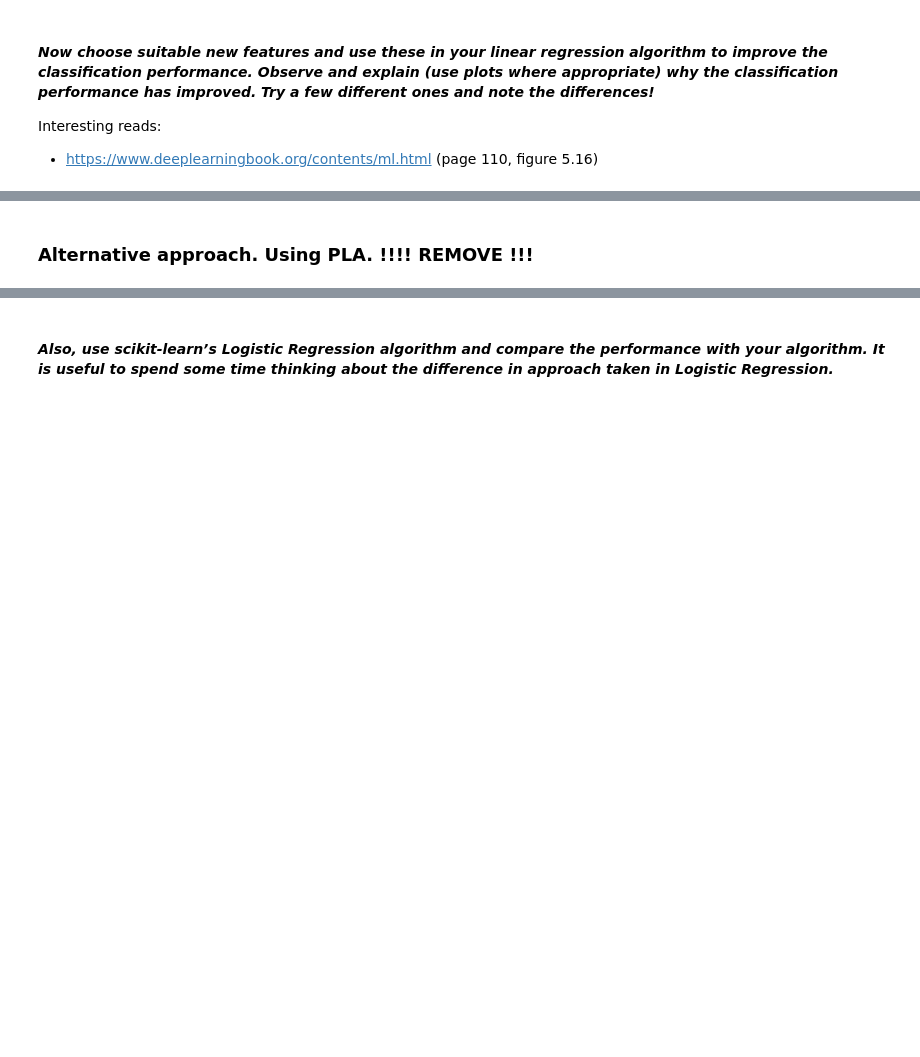
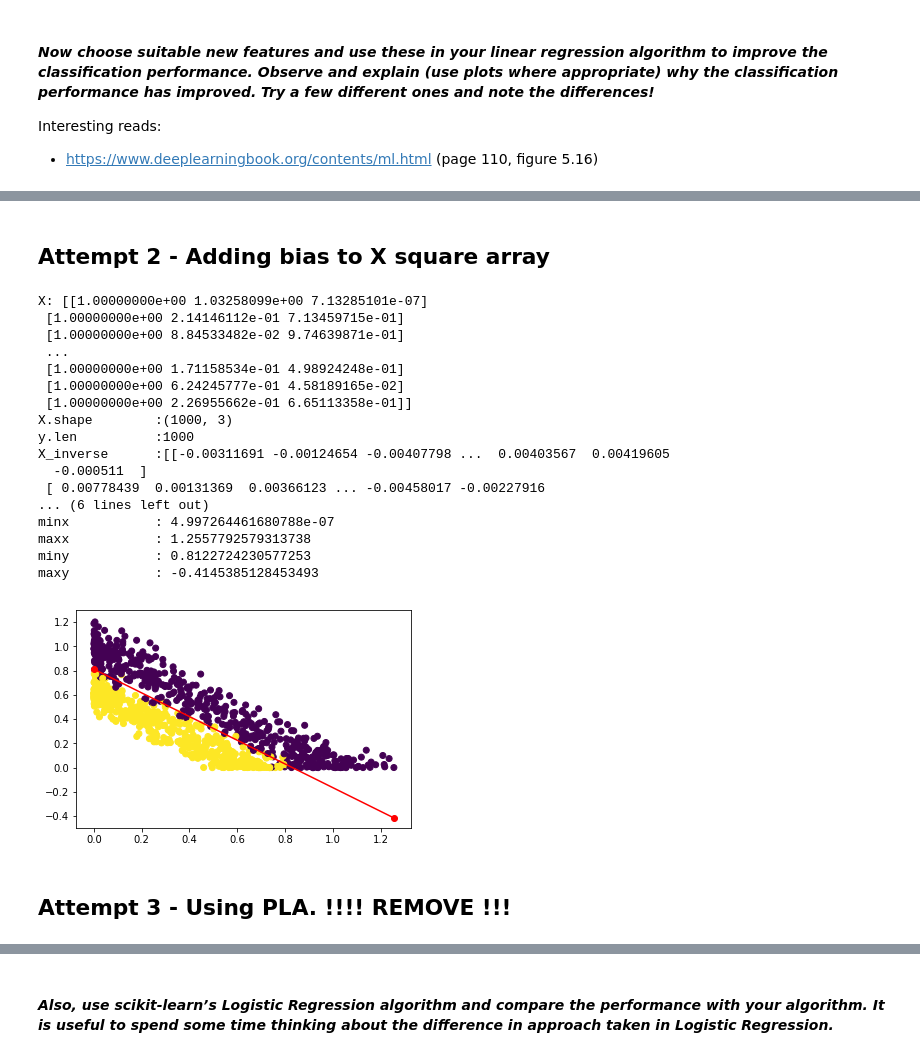
Before and after one commit to vipulpopat/MSCAI_Sem1_Etivity3, a Jupyter notebook: Etivity3_LinearClassification.ipynb, the cells around one changed output, grey strips where cells are left out. Cells and saved outputs as stored; diff of their text form; code cells hidden in the pictures; blank space fills up the shorter version.

Commit message:
Adding bias column to X before running Linear Reg. algo.

```diff
--- a/Etivity3_LinearClassification.ipynb
+++ b/Etivity3_LinearClassification.ipynb
@@ -153,5 +158,79 @@ vert.shape     : (1000, 2)
+# %% [markdown]
+## Attempt 2 - Adding bias to X square array
+# %%
+# Calculate pseudo-inverse
+X = np.copy(Xcopy)
+Xsq = np.square(X)
+
+#
+# GOTCHA.
+# Kudos to Gerry Carty for pointing this out.
+#
+# According to Professor Yaser S. Abu-Mostafa, we need to "Construct the matrix X and the vector y
+# from the data set (x1,y1),...,(xn,yn), where each x includes the x0=1 bias coordinate."
+#
+# Not sure if I understand the last part of the sentence ("where each x includes the x0=1 bias") but
+# if I insert a column of ones I get able to get all the weights I need to draw the demarcation line.
+#
+
+X = np.insert(Xsq, 0, 1, axis=1)
+print("X:", X)
+
+X_inverse = np.linalg.pinv(X)
+w_lin = np.matmul(X_inverse, y)
+w_lin_dot = X_inverse.dot(y)
+
+minx = np.amin(Xsq)
+maxx = np.amax(Xsq)
+
+plt.scatter(X[:,1], X[:,2], c=y)
+yhat = X.dot(w_lin)
+
+def decision_boundary_lin(weights, x_min, x_max):
+   # Return two points on the decision boundary
+   return [point_on_boundary_lin(weights, x_min), point_on_boundary_lin(weights, x_max)]
+
+def point_on_boundary_lin(weights, x):
+    # Return the y-position on the boundary based on given x-position
+    return -(weights[0]+weights[1]*x)/weights[2]
+
+x_min = minx
+x_max = maxx
+
+miny, maxy = decision_boundary_lin(w_lin, minx, maxx)
+plt.plot([minx, maxx], [miny, maxy], 'ro-')
+
+print("X.shape        :{}".format(X.shape))
+print("y.len          :{}".format(len(y)))
+print("X_inverse      :{}".format(X_inverse ))
+print("X_inverse.shape:{}".format(X_inverse.shape ))
+print("w_lin          :{}".format(w_lin))
+print("w_lin_dot      :{}".format(w_lin_dot))
+print("minx           :", minx)
+print("maxx           :", maxx)
+print("miny           :", miny)
+print("maxy           :", maxy)
+# %% [output]
+X: [[1.00000000e+00 1.03258099e+00 7.13285101e-07]
+ [1.00000000e+00 2.14146112e-01 7.13459715e-01]
+ [1.00000000e+00 8.84533482e-02 9.74639871e-01]
+ ...
+ [1.00000000e+00 1.71158534e-01 4.98924248e-01]
+ [1.00000000e+00 6.24245777e-01 4.58189165e-02]
+ [1.00000000e+00 2.26955662e-01 6.65113358e-01]]
+X.shape        :(1000, 3)
+y.len          :1000
+X_inverse      :[[-0.00311691 -0.00124654 -0.00407798 ...  0.00403567  0.00419605
+  -0.000511  ]
+ [ 0.00778439  0.00131369  0.00366123 ... -0.00458017 -0.00227916
+... (6 lines left out)
+minx           : 4.997264461680788e-07
+maxx           : 1.2557792579313738
+miny           : 0.8122724230577253
+maxy           : -0.4145385128453493
+[figure, added]
 # %% [markdown]
-### Alternative approach. Using PLA. !!!! REMOVE !!!
+## Attempt 3 - Using PLA. !!!! REMOVE !!!
 # %%
 def pocket(training_in, training_out, weights, max_iterations):
     bias = np.array([1])
```
Also changed, not shown: parts of 3 cells of this notebook.
